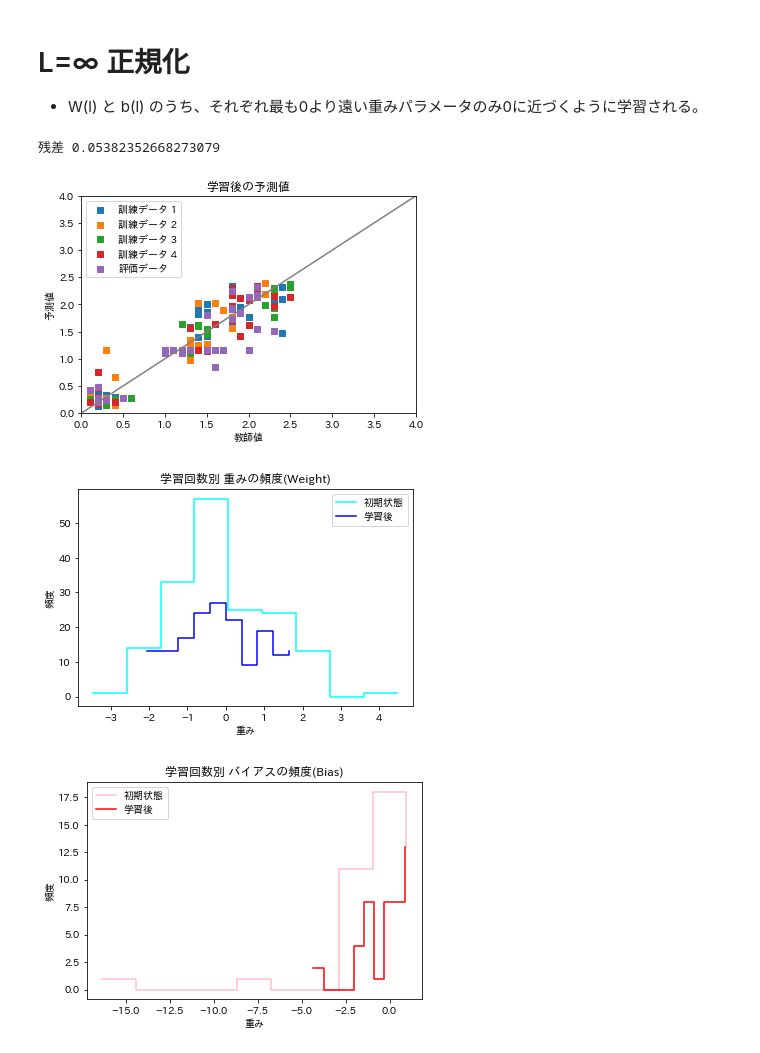
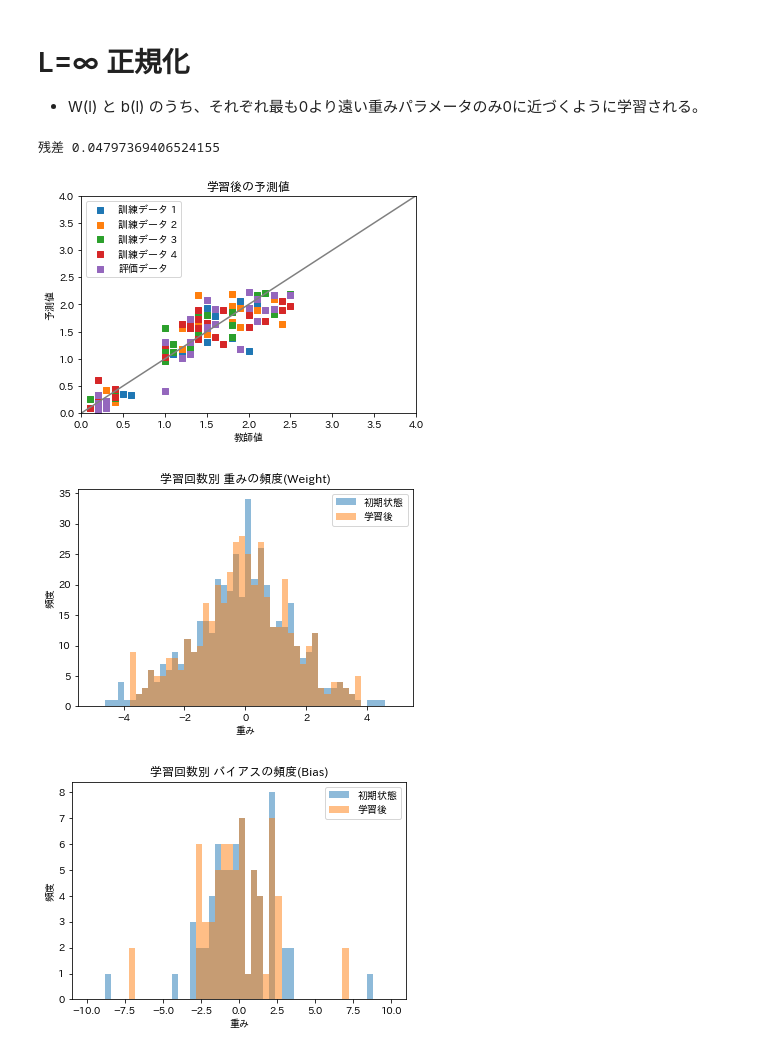
Before and after one commit to kagyuu/ai-chan, a Jupyter notebook: notes/weight_decay.ipynb, the cells around one changed output. Cells and saved outputs as stored; diff of their text form; code cells hidden in the pictures.

```diff
--- a/notes/weight_decay.ipynb
+++ b/notes/weight_decay.ipynb
@@ -65,8 +65,8 @@ def train_and_show_chart(net):
     plt.title("学習回数別 重みの頻度(Weight)")
     plt.xlabel("重み")
     plt.ylabel("頻度")
-    plt.step(trainer.edge_w_start[:-1], trainer.hist_w_start, where='post', color="cyan", label="初期状態")
-    plt.step(trainer.edge_w_finish[:-1], trainer.hist_w_finish, where='post', color="blue", label="学習後")
+    util.draw_hist(trainer.start_w, "初期状態", min_max=(-5.0,5.0))
+    util.draw_hist(trainer.finish_w, "学習後", min_max=(-5.0,5.0))
     plt.legend()
     plt.show()
 
@@ -75,8 +75,8 @@ def train_and_show_chart(net):
     plt.title("学習回数別 バイアスの頻度(Bias)")
     plt.xlabel("重み")
     plt.ylabel("頻度")
-    plt.step(trainer.edge_b_start[:-1], trainer.hist_b_start, where='post', color="pink", label="初期状態")
-    plt.step(trainer.edge_b_finish[:-1], trainer.hist_b_finish, where='post', color="red", label="学習後")
+    util.draw_hist(trainer.start_b, "初期状態")
+    util.draw_hist(trainer.finish_b, "学習後")
     plt.legend()
     plt.show()
 # %% [markdown]
@@ -172,26 +175,27 @@ train_and_show_chart(net)
 # %%
 net = nnet.SimpleNet()
 
 # 入力データを(初期状態で)標準化スコアに変換する前処理層
+# 3→6
 net.add_pre_layer(layer.Normalize(), x=x_vals.T, y=d_vals.T)
 
-# 中間層は 3,40
-net.add_mid_layer(3, 40)
+# 中間層は 6→60
+net.add_mid_layer(60)
 
-# 出力層は1つの値を出力
+# 出力層は 60→1
 net.add_out_layer(1)
 
 # 学習係数は 0.001固定 (呼び出し回数で減衰させるとうまく収束しない)
 # net.set_learning_rate(grad.Shrink(rate=0.01))
 
 # 正則化（重み減衰)
 # net.set_weight_decay(weight.L1Decay())
 # net.set_weight_decay(weight.L2Decay())
 net.set_weight_decay(weight.LmaxDecay())
 
 train_and_show_chart(net)
 # %% [output]
-残差 0.05382352668273079
+残差 0.04797369406524155
-[figure, old version]
+[figure, new version]
-[figure, old version]
+[figure, new version]
-[figure, old version]
+[figure, new version]
```
Also changed, not shown: parts of 3 cells of this notebook, 9 other files.
